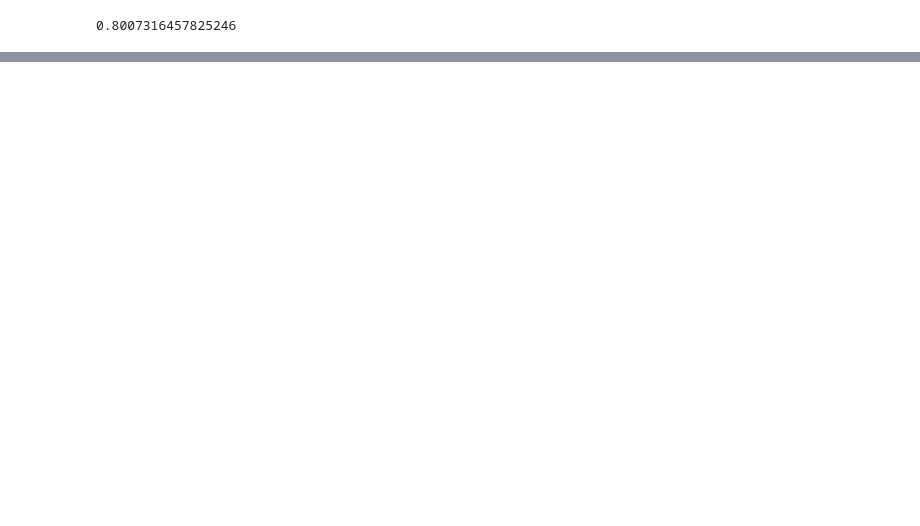
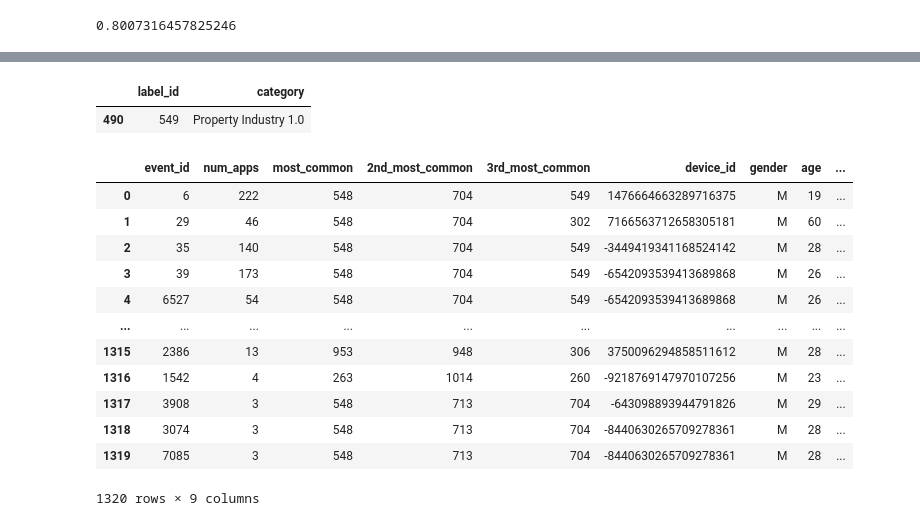
Before and after one commit to katherine501/talkingdata, a Jupyter notebook: EDA_Alex.ipynb, the cells around one changed output, grey strips where cells are left out. Saved outputs shown, nothing was run; the diff lists cells and outputs as text; code cells hidden in the pictures; blank space fills up the shorter version.

```diff
--- a/EDA_Alex.ipynb
+++ b/EDA_Alex.ipynb
@@ -141,0 +137,3 @@ Accuracy
+# %%
+app_events_with_labels = app_events.merge(app_labels, on= "app_id")
+app_events_with_labels
@@ -141,0 +154,12 @@ Accuracy
+# %%
+number_and_common_apps = pd.DataFrame(columns=['event_id','num_apps','most_common','2nd_most_common','3rd_most_common'])
+length_apps = len(app_events_with_labels['event_id'].unique())
+for idx, event in enumerate(app_events_with_labels['event_id'].unique()):
+    if idx % 100 == 0:
+        print("Calculating {} of {}".format(idx, length_apps))
+    specific_data = app_events_with_labels.loc[app_events_with_labels['event_id']==event]
+    num_apps = len(specific_data.index)
+    most_common = list(dict(specific_data['label_id'].value_counts()[:3]).keys())
+    if len(most_common) >= 3:
+        number_and_common_apps.loc[idx] = [event, num_apps, most_common[0], most_common[1], most_common[2]]
+number_and_common_apps
@@ -141,0 +197,23 @@ Accuracy
+# %%
+label_categories.loc[label_categories['label_id']==549]
+# %% [output]
+|  | label_id | category |
+| 490 | 549 | Property Industry 1.0 |
+# %%
+number_and_common_apps_test = number_and_common_apps.merge(events[["event_id","device_id"]], on="event_id")
+number_and_common_apps_test = number_and_common_apps_test.merge(gender_age_train, on="device_id")
+number_and_common_apps_test
+# %% [output]
+|  | event_id | num_apps | most_common | 2nd_most_common | 3rd_most_common | device_id | gender | age | ... |
+| 0 | 6 | 222 | 548 | 704 | 549 | 1476664663289716375 | M | 19 | ... |
+| 1 | 29 | 46 | 548 | 704 | 302 | 7166563712658305181 | M | 60 | ... |
+| 2 | 35 | 140 | 548 | 704 | 549 | -3449419341168524142 | M | 28 | ... |
+| 3 | 39 | 173 | 548 | 704 | 549 | -6542093539413689868 | M | 26 | ... |
+| 4 | 6527 | 54 | 548 | 704 | 549 | -6542093539413689868 | M | 26 | ... |
+| ... | ... | ... | ... | ... | ... | ... | ... | ... | ... |
+| 1315 | 2386 | 13 | 953 | 948 | 306 | 3750096294858511612 | M | 28 | ... |
+| 1316 | 1542 | 4 | 263 | 1014 | 260 | -9218769147970107256 | M | 23 | ... |
+| 1317 | 3908 | 3 | 548 | 713 | 704 | -643098893944791826 | M | 29 | ... |
+| 1318 | 3074 | 3 | 548 | 713 | 704 | -8440630265709278361 | M | 28 | ... |
+| 1319 | 7085 | 3 | 548 | 713 | 704 | -8440630265709278361 | M | 28 | ... |
+1320 rows × 9 columns
```
Also changed, not shown: parts of 7 cells of this notebook, 1 other file.
